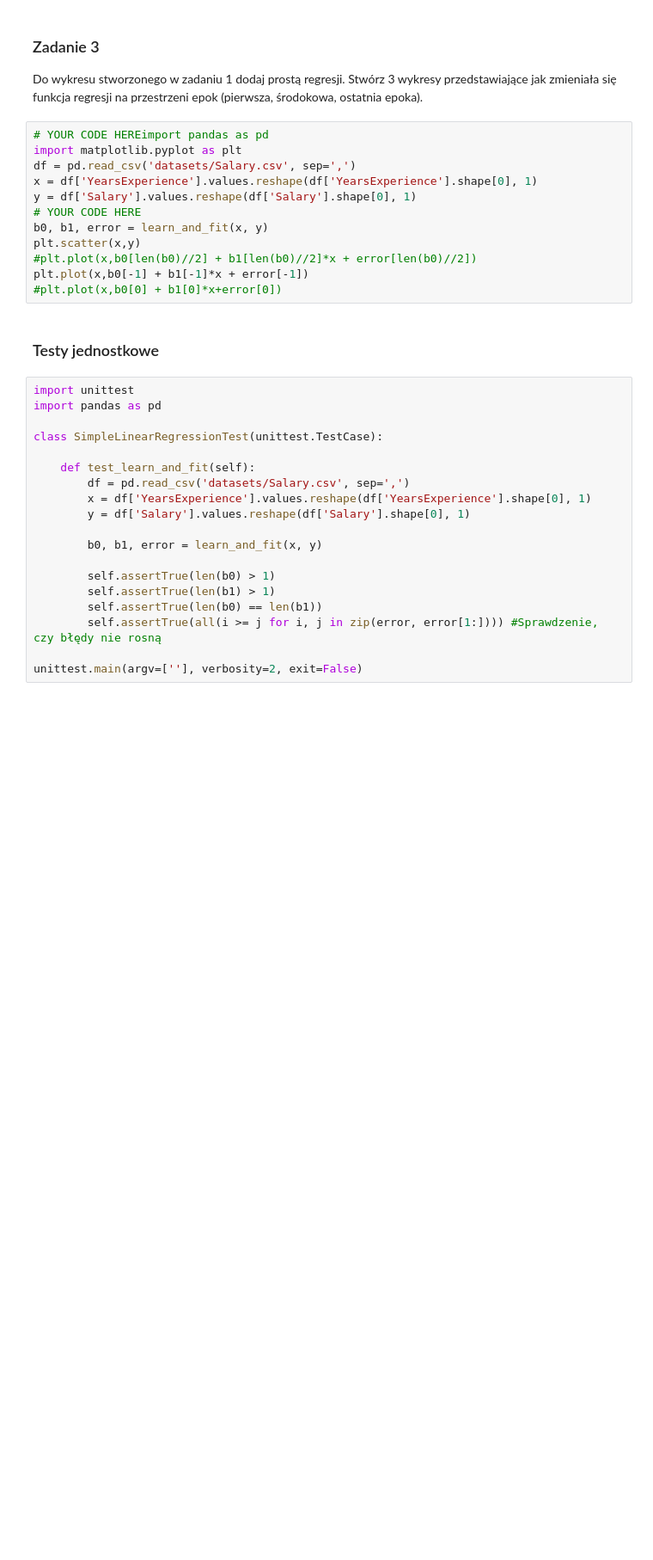
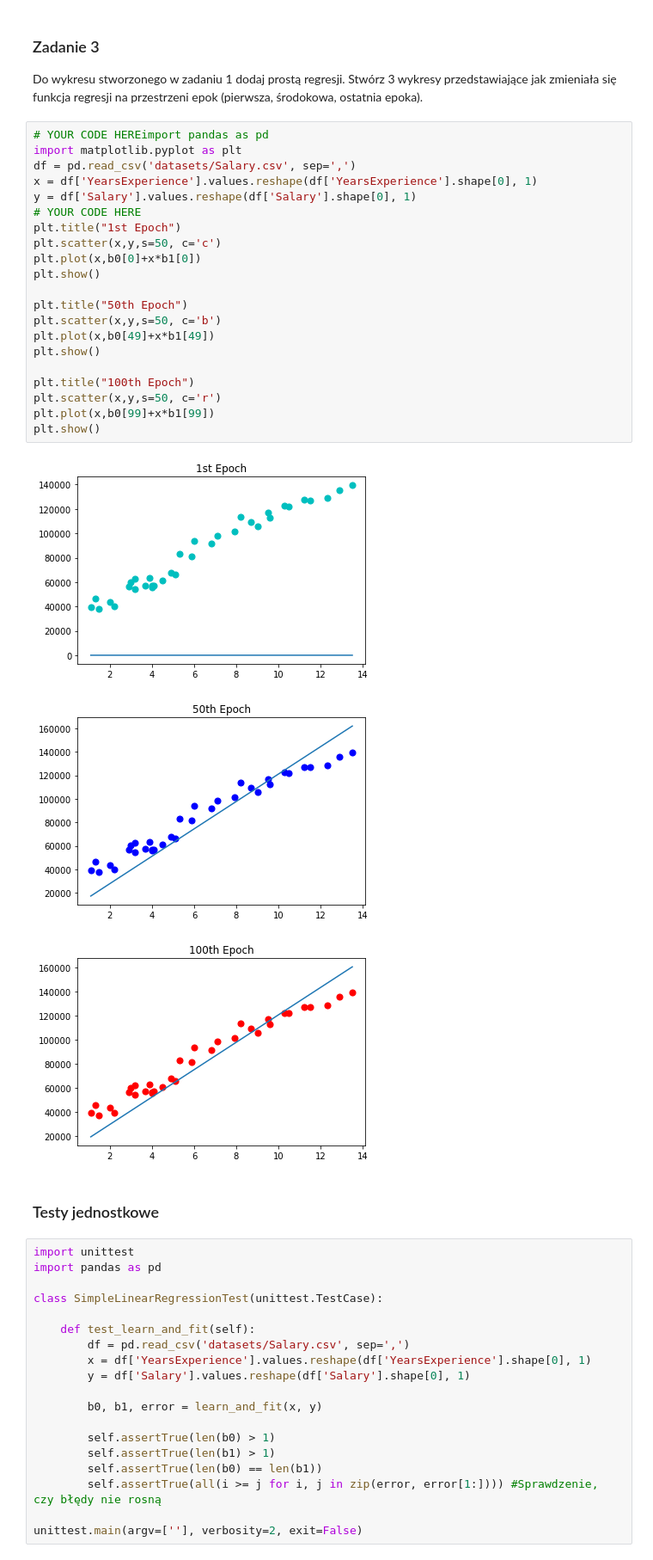
Before and after one commit to GalaxUniv/ML, a Jupyter notebook: Linear Regresion/Linear_regression_with_one_variable.ipynb, the cells around one changed output. Shown: that part at 86% size. Cells and saved outputs as stored; diff of their text form; blank space fills up the shorter version.

```diff
--- a/Linear Regresion/Linear_regression_with_one_variable.ipynb
+++ b/Linear Regresion/Linear_regression_with_one_variable.ipynb
@@ -212,15 +217,28 @@ Do wykresu stworzonego w zadaniu 1 dodaj prostą regresji. Stwórz 3 wykresy prz
 # %%
 # YOUR CODE HEREimport pandas as pd
 import matplotlib.pyplot as plt
 df = pd.read_csv('datasets/Salary.csv', sep=',')
 x = df['YearsExperience'].values.reshape(df['YearsExperience'].shape[0], 1)
 y = df['Salary'].values.reshape(df['Salary'].shape[0], 1)
 # YOUR CODE HERE
-b0, b1, error = learn_and_fit(x, y)
-plt.scatter(x,y)
-#plt.plot(x,b0[len(b0)//2] + b1[len(b0)//2]*x + error[len(b0)//2])
-plt.plot(x,b0[-1] + b1[-1]*x + error[-1])
-#plt.plot(x,b0[0] + b1[0]*x+error[0])
+plt.title("1st Epoch")
+plt.scatter(x,y,s=50, c='c')
+plt.plot(x,b0[0]+x*b1[0])
+plt.show()
+
+plt.title("50th Epoch")
+plt.scatter(x,y,s=50, c='b')
+plt.plot(x,b0[49]+x*b1[49])
+plt.show()
+
+plt.title("100th Epoch")
+plt.scatter(x,y,s=50, c='r')
+plt.plot(x,b0[99]+x*b1[99])
+plt.show()
+# %% [output]
+[figure, added]
+[figure, added]
+[figure, added]
 # %% [markdown]
 ### Testy jednostkowe
 # %%
```
Also changed, not shown: parts of 1 cell of this notebook.
